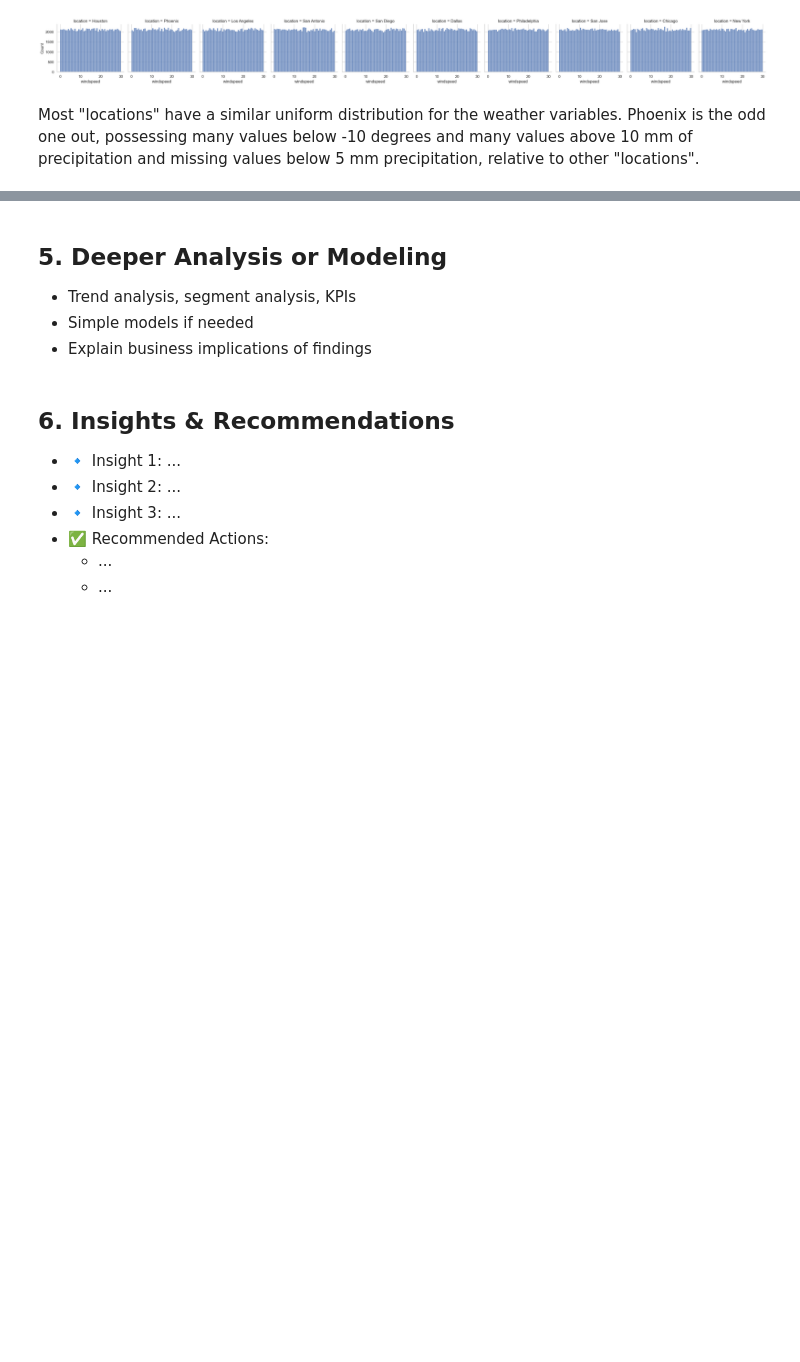
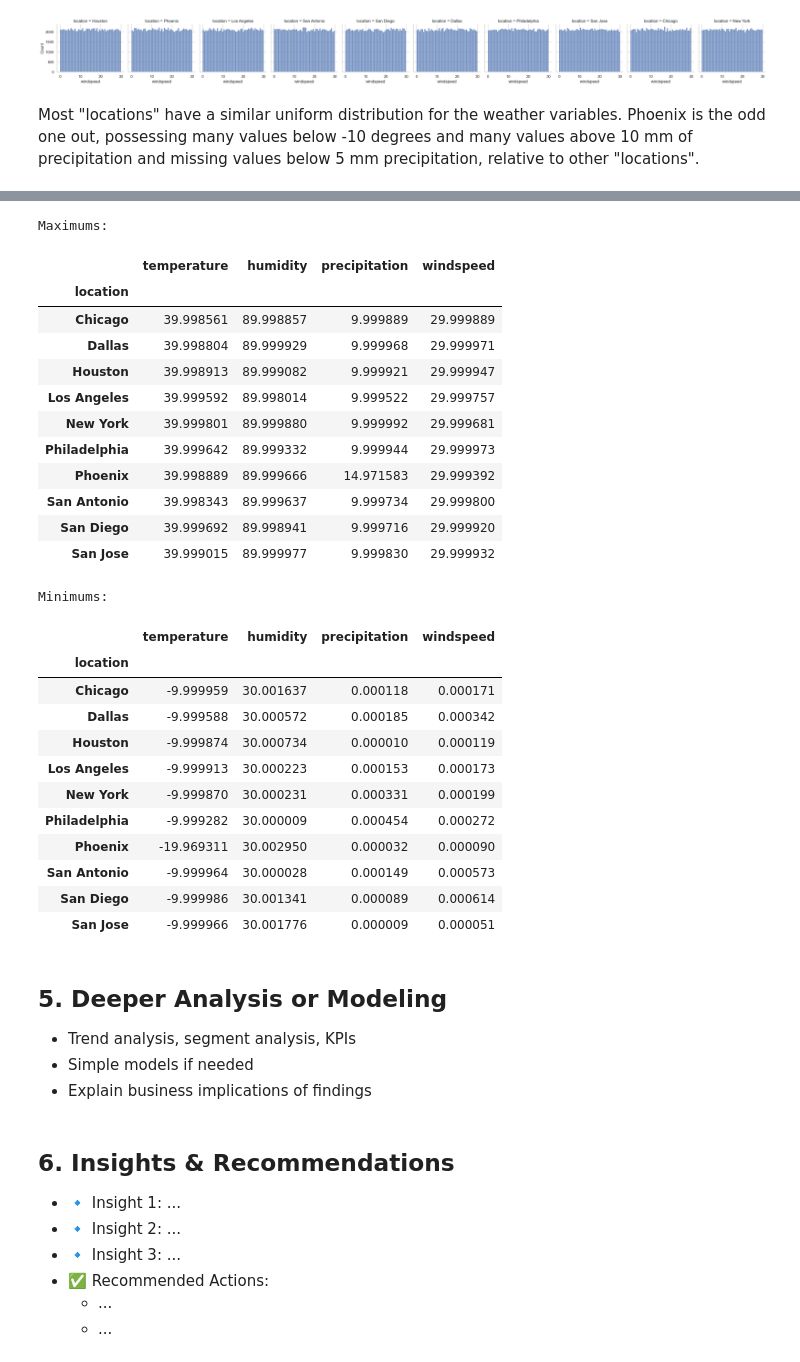
Before and after one commit to kozmik-moore/simple-weather-analysis, a Jupyter notebook: code/notebook.ipynb, the cells around one changed output, grey strips where cells are left out. Drawn from its saved outputs; the diff is of its cells as text; code cells hidden in the pictures; blank space fills up the shorter version.

```diff
--- a/code/notebook.ipynb
+++ b/code/notebook.ipynb
@@ -258,3 +326,36 @@ SyntaxError: invalid syntax (2621269699.py, line 2)
+# %%
+# Maxes and mins for weather variables
+print('Maximums:')
+display(df.groupby('location').agg('max')[weather_vars])
+print('Minimums:')
+display(df.groupby('location').agg('min')[weather_vars])
+# %% [output]
+Maximums:
+|  | temperature | humidity | precipitation | windspeed |
+| location |  |  |  |  |
+| Chicago | 39.998561 | 89.998857 | 9.999889 | 29.999889 |
+| Dallas | 39.998804 | 89.999929 | 9.999968 | 29.999971 |
+| Houston | 39.998913 | 89.999082 | 9.999921 | 29.999947 |
+| Los Angeles | 39.999592 | 89.998014 | 9.999522 | 29.999757 |
+| New York | 39.999801 | 89.999880 | 9.999992 | 29.999681 |
+| Philadelphia | 39.999642 | 89.999332 | 9.999944 | 29.999973 |
+| Phoenix | 39.998889 | 89.999666 | 14.971583 | 29.999392 |
+| San Antonio | 39.998343 | 89.999637 | 9.999734 | 29.999800 |
+| San Diego | 39.999692 | 89.998941 | 9.999716 | 29.999920 |
+| San Jose | 39.999015 | 89.999977 | 9.999830 | 29.999932 |
+Minimums:
+|  | temperature | humidity | precipitation | windspeed |
+| location |  |  |  |  |
+| Chicago | -9.999959 | 30.001637 | 0.000118 | 0.000171 |
+| Dallas | -9.999588 | 30.000572 | 0.000185 | 0.000342 |
+| Houston | -9.999874 | 30.000734 | 0.000010 | 0.000119 |
+| Los Angeles | -9.999913 | 30.000223 | 0.000153 | 0.000173 |
+| New York | -9.999870 | 30.000231 | 0.000331 | 0.000199 |
+| Philadelphia | -9.999282 | 30.000009 | 0.000454 | 0.000272 |
+| Phoenix | -19.969311 | 30.002950 | 0.000032 | 0.000090 |
+| San Antonio | -9.999964 | 30.000028 | 0.000149 | 0.000573 |
+| San Diego | -9.999986 | 30.001341 | 0.000089 | 0.000614 |
+| San Jose | -9.999966 | 30.001776 | 0.000009 | 0.000051 |
 # %%
 # Correlation heatmap
 sns.heatmap(df.corr(numeric_only=True), annot=True, cmap='coolwarm')
```
Also changed, not shown: parts of 7 cells of this notebook, 1 other file.
